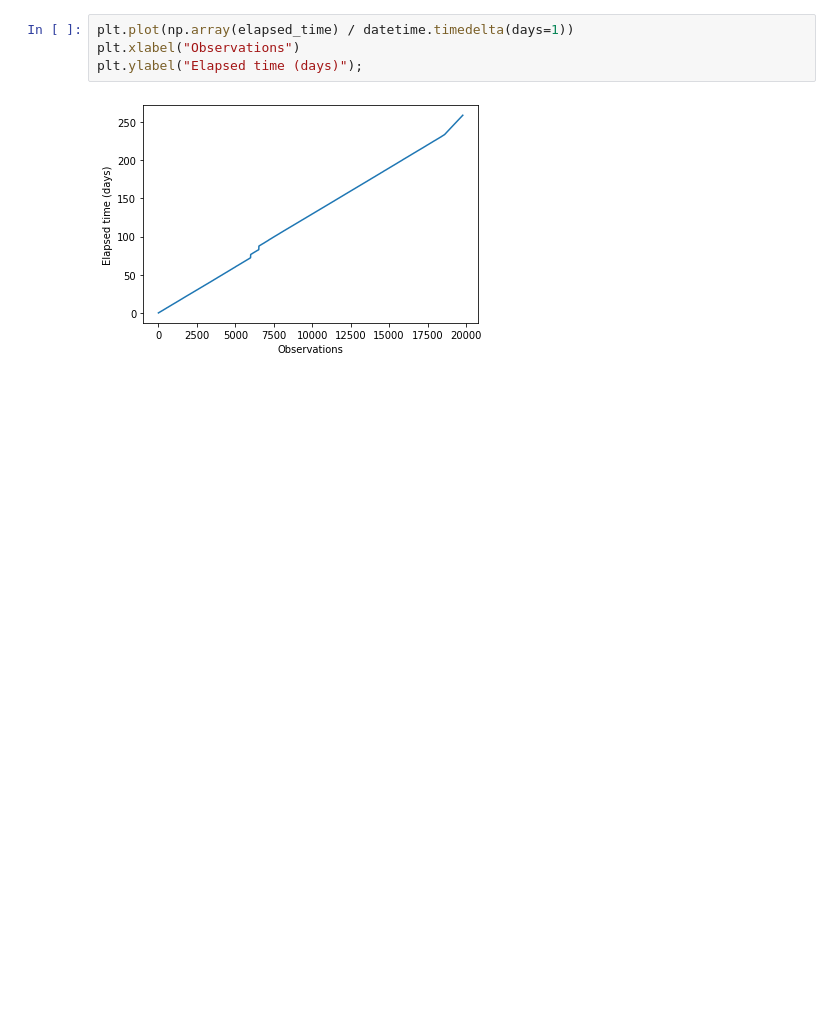
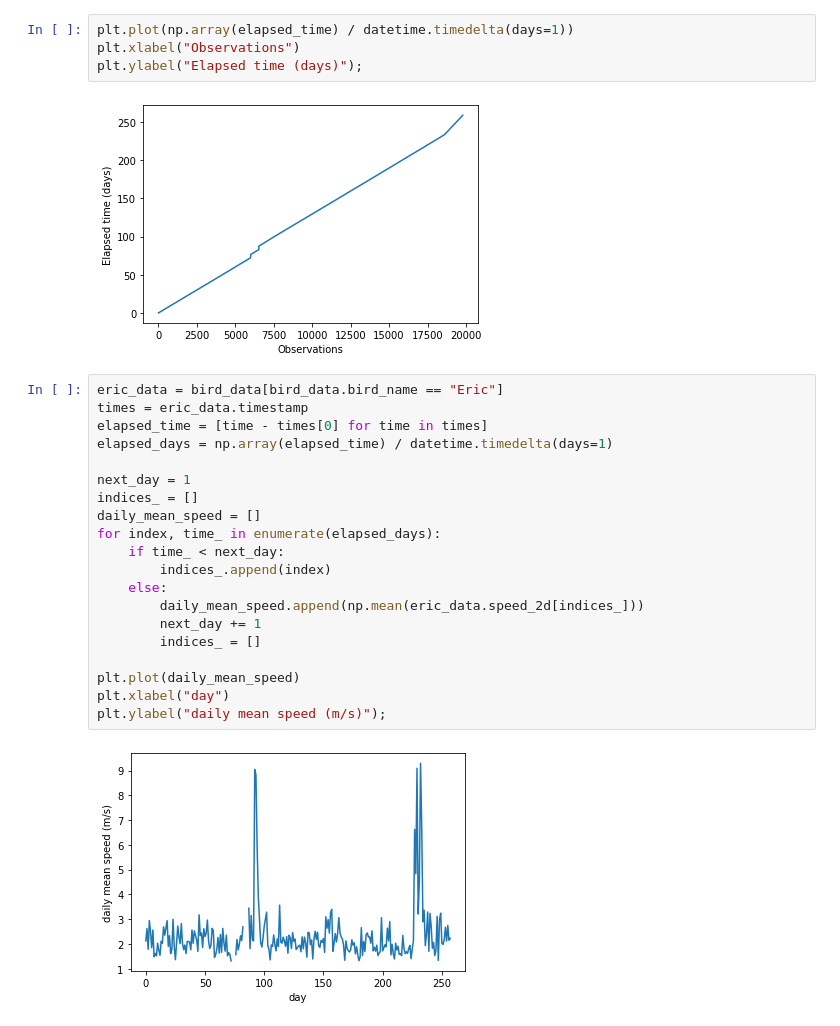
Before and after one commit to menobleknight/using-python-for-research, a Jupyter notebook: week-4-part-2/bird-migration.ipynb, the cells around one changed output. Saved outputs shown, nothing was run; the diff lists cells and outputs as text; blank space fills up the shorter version.

```diff
--- a/week-4-part-2/bird-migration.ipynb
+++ b/week-4-part-2/bird-migration.ipynb
@@ -195,3 +195,25 @@ plt.xlabel("Observations")
 plt.ylabel("Elapsed time (days)");
 # %% [output]
 [figure]
+# %%
+eric_data = bird_data[bird_data.bird_name == "Eric"]
+times = eric_data.timestamp
+elapsed_time = [time - times[0] for time in times]
+elapsed_days = np.array(elapsed_time) / datetime.timedelta(days=1)
+
+next_day = 1
+indices_ = []
+daily_mean_speed = []
+for index, time_ in enumerate(elapsed_days):
+    if time_ < next_day:
+        indices_.append(index)
+    else:
+        daily_mean_speed.append(np.mean(eric_data.speed_2d[indices_]))
+        next_day += 1
+        indices_ = []
+
+plt.plot(daily_mean_speed)
+plt.xlabel("day")
+plt.ylabel("daily mean speed (m/s)");
+# %% [output]
+[figure, added]
```
Also changed, not shown: parts of 3 cells of this notebook.
